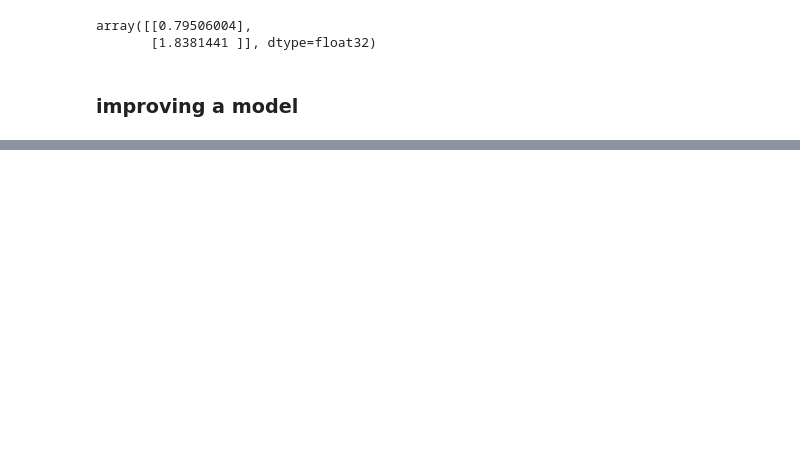
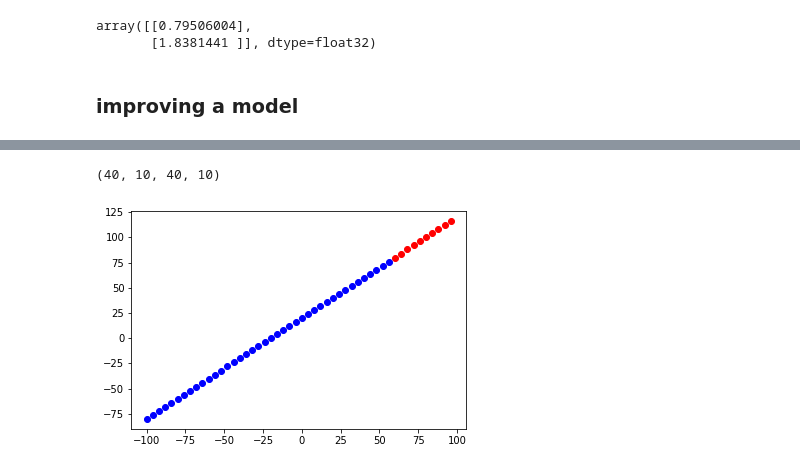
Before and after one commit to terrysu64/Machine-Learning-and-Data-Science-Projects, a Jupyter notebook: neural_network_regression.ipynb, the cells around one changed output, grey strips where cells are left out. Drawn from its saved outputs; the diff is of its cells as text; code cells hidden in the pictures; blank space fills up the shorter version.

```diff
--- a/neural_network_regression.ipynb
+++ b/neural_network_regression.ipynb
@@ -88,0 +165,16 @@ array([[0.79506004],
+# %%
+X_train = X[:40]
+y_train = y[:40]
+X_test = X[40:]
+y_test = y[40:]
+
+len(X_train),len(X_test),len(y_train),len(y_test)
+# %% [output]
+(40, 10, 40, 10)
+# %%
+#visualize split data
+plt.scatter(X_train,y_train,c="b",label="train")
+plt.scatter(X_test,y_test,c="r",label="test")
+plt.show()
+# %% [output]
+[figure, added]
```
Also changed, not shown: parts of 9 cells of this notebook.
